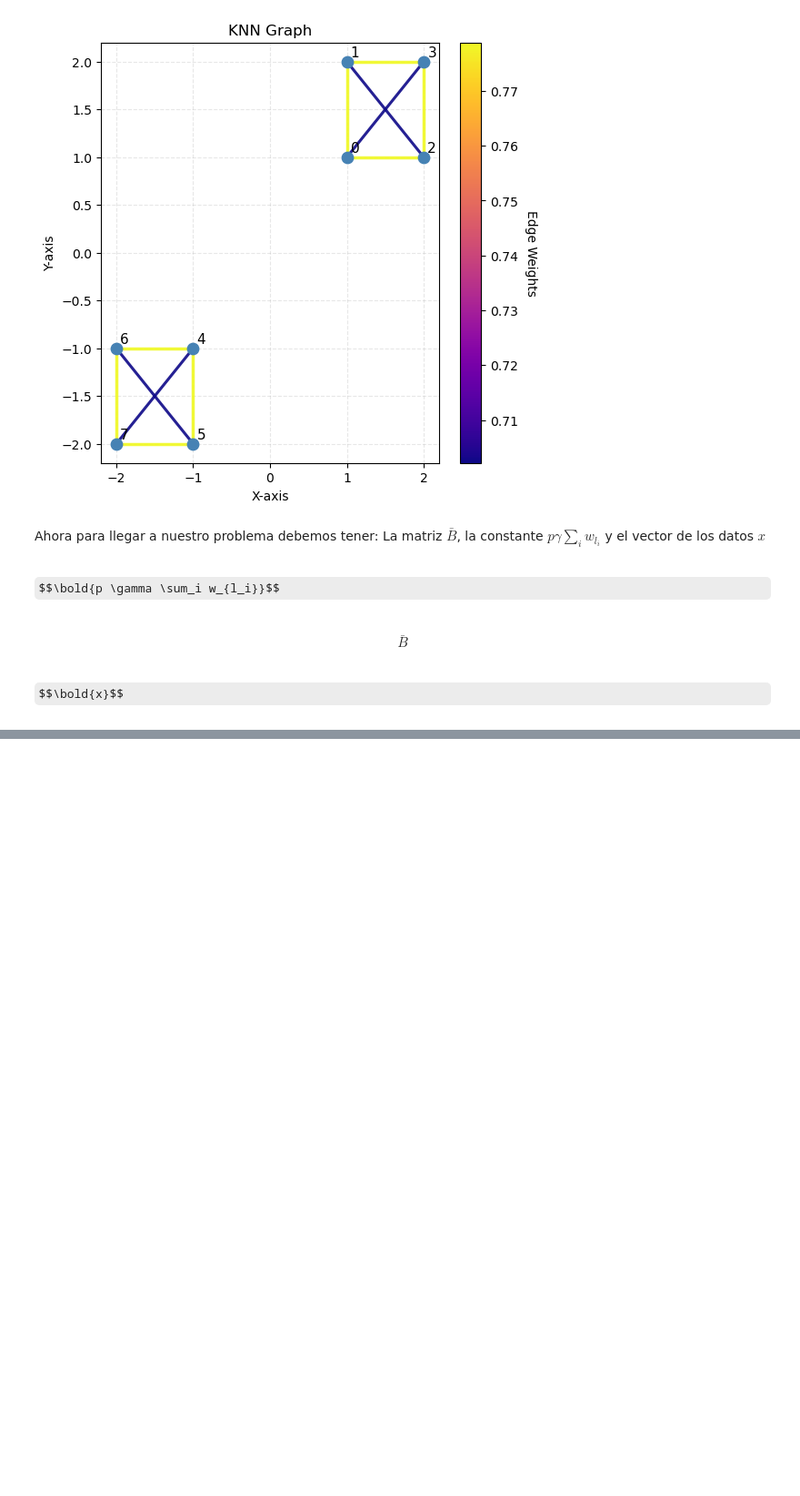
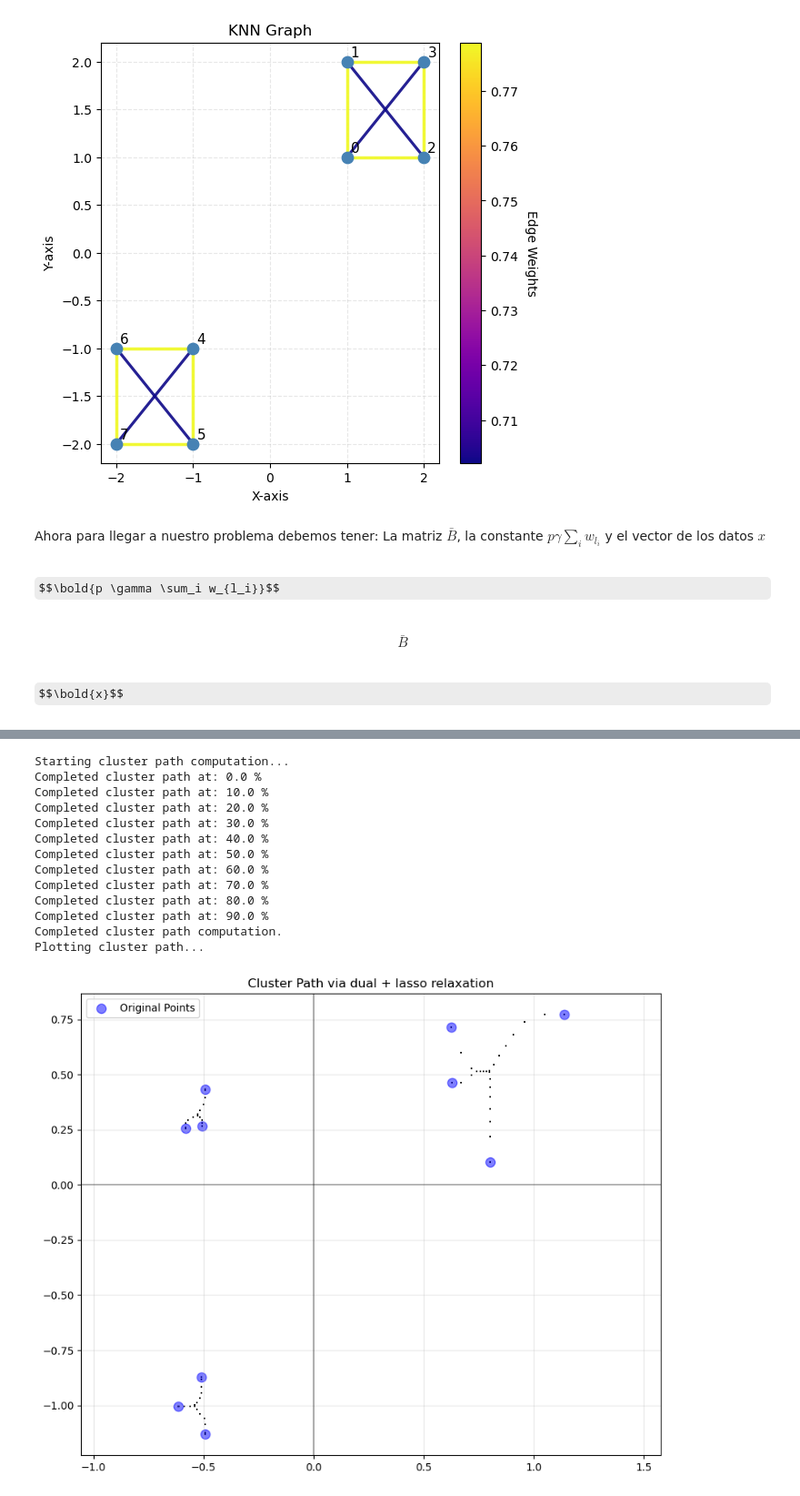
Before and after one commit to JuanNicolasMendozaRoncancio/Convex-Clustering-Project, a Jupyter notebook: Code/Relaxation.ipynb, the cells around one changed output, grey strips where cells are left out. Shown: that part at 91% size. Drawn from its saved outputs; the diff is of its cells as text; code cells hidden in the pictures; some formulas as TeX source; blank space fills up the shorter version.

```diff
--- a/Code/Relaxation.ipynb
+++ b/Code/Relaxation.ipynb
@@ -210,0 +260,4 @@
+# %%
+W = knn_w(X, k=3, phi=0.25)
+centers_found = centers(W, X, dim=2, gamma=0.5, visualize=True)
+print("Centers found:", centers_found)
@@ -341,0 +367,17 @@ plt.show()
+# %%
+plot_cluster_path(w_knn_Y_3, Y, dim=2, max_gamma=5, num_points=1000)
+# %% [output]
+Starting cluster path computation...
+Completed cluster path at: 0.0 %
+Completed cluster path at: 10.0 %
+Completed cluster path at: 20.0 %
+Completed cluster path at: 30.0 %
+Completed cluster path at: 40.0 %
+Completed cluster path at: 50.0 %
+Completed cluster path at: 60.0 %
+Completed cluster path at: 70.0 %
+Completed cluster path at: 80.0 %
+Completed cluster path at: 90.0 %
+Completed cluster path computation.
+Plotting cluster path...
+[figure, added]
```
Also changed, not shown: parts of 43 cells of this notebook.
